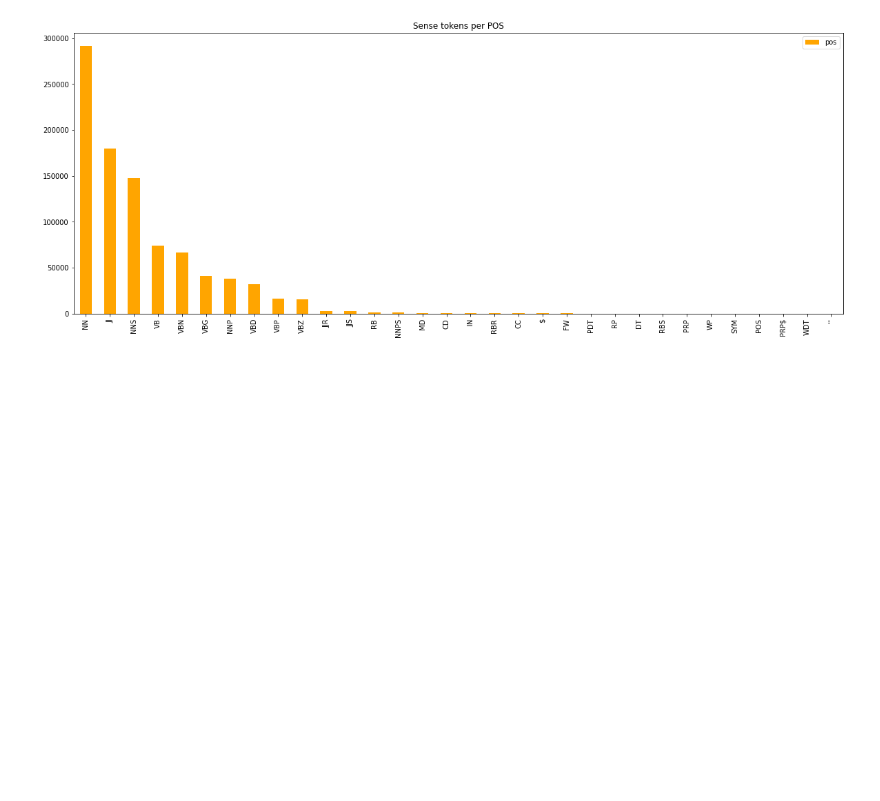
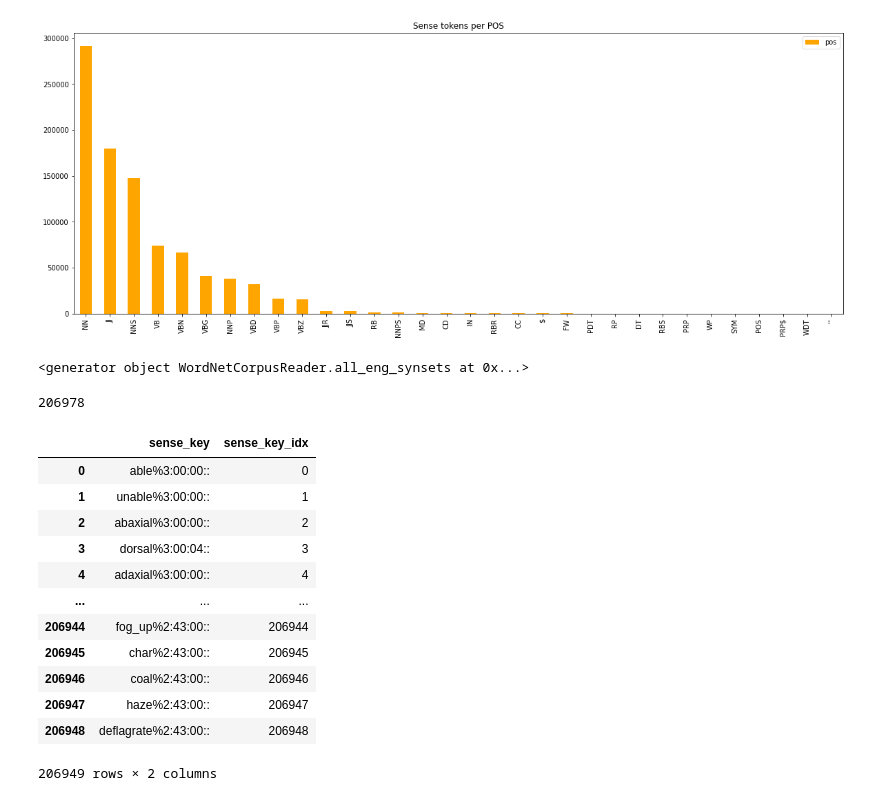
Before and after one commit to WordSenseMakers/bert-wsd, a Jupyter notebook: dataset_statistics.ipynb, the cells around one changed output. Drawn from its saved outputs; the diff is of its cells as text; code cells hidden in the pictures; blank space fills up the shorter version.

```diff
--- a/dataset_statistics.ipynb
+++ b/dataset_statistics.ipynb
@@ -262,0 +265,35 @@ sense_pos_analysis(omsti)
+# %%
+what = wn.all_eng_synsets()
+
+print(what)
+
+sense_keys = []
+for synset in list(what):
+    for lemma in synset.lemmas():
+        sense_keys.append(lemma.key())
+# %% [output]
+<generator object WordNetCorpusReader.all_eng_synsets at 0x...>
+# %%
+len(sense_keys)
+# %% [output]
+206978
+# %%
+sense_key_df = pd.DataFrame(list(dict.fromkeys(sense_keys)), columns=["sense_key"])
+# %%
+sense_key_df["sense_key_idx"] = pd.factorize(sense_key_df["sense_key"])[0]
+# %%
+sense_key_df
+# %% [output]
+|  | sense_key | sense_key_idx |
+| 0 | able%3:00:00:: | 0 |
+| 1 | unable%3:00:00:: | 1 |
+| 2 | abaxial%3:00:00:: | 2 |
+| 3 | dorsal%3:00:04:: | 3 |
+| 4 | adaxial%3:00:00:: | 4 |
+| ... | ... | ... |
+| 206944 | fog_up%2:43:00:: | 206944 |
+| 206945 | char%2:43:00:: | 206945 |
+| 206946 | coal%2:43:00:: | 206946 |
+| 206947 | haze%2:43:00:: | 206947 |
+| 206948 | deflagrate%2:43:00:: | 206948 |
+206949 rows × 2 columns
```
Also changed, not shown: parts of 3 cells of this notebook, 5 other files.
